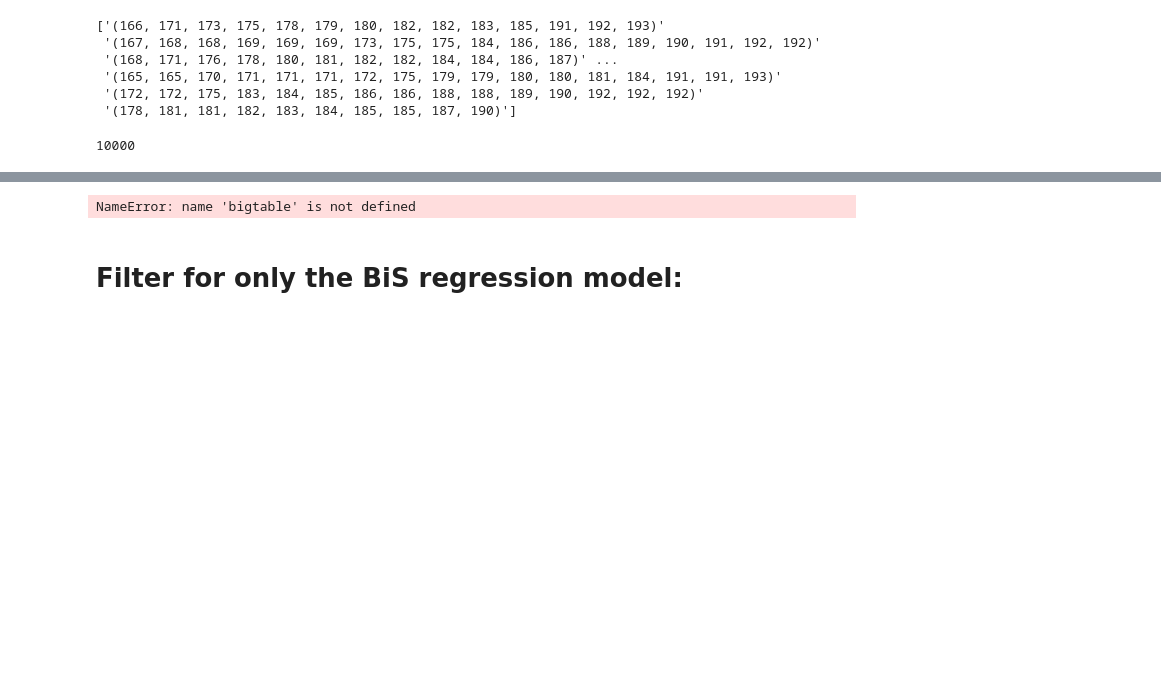
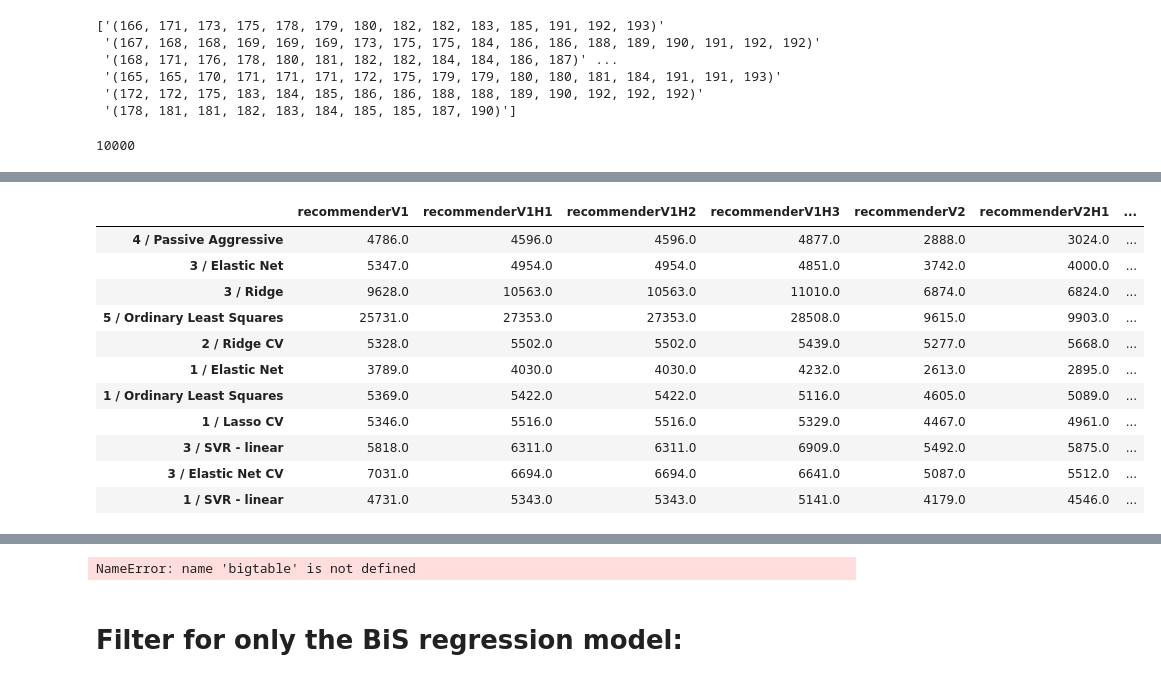
Before and after one commit to Sheypex/ba_proto, a Jupyter notebook: py/graphics.ipynb, the cells around one changed output, grey strips where cells are left out. Drawn from its saved outputs; the diff is of its cells as text; code cells hidden in the pictures; blank space fills up the shorter version.

```diff
--- a/py/graphics.ipynb
+++ b/py/graphics.ipynb
@@ -224,0 +273,34 @@ grouped
+# %%
+def getRegModelMethodScores(fileLoc: Path, table):
+    if type(fileLoc) is str:
+        fileLoc = Path(fileLoc)
+    if fileLoc.is_file():
+        with open(fileLoc, "br") as f:
+            return pickle.load(f)
+    else:
+        grouped = bigtable[bigtable.schedCat != "random"].pivot(["cluster", "wfName", "regModel"], "method", "res")
+        del tmp
+        clWFCombs = itertools.product(clusters, wfNames)
+        numclWFCombs = len(list(clWFCombs))
+        clWFCombs = itertools.product(clusters, wfNames)
+        rMMethCombs = list(itertools.product(regModels, methods))
+        # regModelMethodScores = defaultdict(lambda: 0)
+        tol = 1
+        with commons.stdProgress(rc) as prog:
+            cvwfProg = prog.add_task("Cluster/Workflow", total=numclWFCombs)
+            regModelMethodScores = defaultdict(lambda: 0)
+
+            for clwf, subtable in grouped.groupby(level=(0, 1), group_keys=False):
+                c, wf = clwf
+                subtable = subtable.droplevel(["cluster", "wfName"])
+                minimumTime = subtable.min().min()
+                for rmmetch in rMMethCombs:
+                    rM, meth = rmmetch
+                    # rc.log(subtable.loc[rM, meth], minimumTime, abs(subtable.loc[rM, meth] - minimumTime), abs(subtable.loc[rM, meth] - minimumTime) <= tol)
+                    if abs(subtable.loc[rM, meth] - minimumTime) <= tol:
+                        regModelMethodScores[rmmetch] = regModelMethodScores[rmmetch] + 1
+                prog.advance(cvwfProg)
+        #
+        with open(fileLoc, "bw") as f:
+            pickle.dump(regModelMethodScores, f)
+        return dict(regModelMethodScores)
@@ -224,0 +334,15 @@ grouped
+# %%
+scoresDF
+# %% [output]
+|  | recommenderV1 | recommenderV1H1 | recommenderV1H2 | recommenderV1H3 | recommenderV2 | recommenderV2H1 | ... |
+| 4 / Passive Aggressive | 4786.0 | 4596.0 | 4596.0 | 4877.0 | 2888.0 | 3024.0 | ... |
+| 3 / Elastic Net | 5347.0 | 4954.0 | 4954.0 | 4851.0 | 3742.0 | 4000.0 | ... |
+| 3 / Ridge | 9628.0 | 10563.0 | 10563.0 | 11010.0 | 6874.0 | 6824.0 | ... |
+| 5 / Ordinary Least Squares | 25731.0 | 27353.0 | 27353.0 | 28508.0 | 9615.0 | 9903.0 | ... |
+| 2 / Ridge CV | 5328.0 | 5502.0 | 5502.0 | 5439.0 | 5277.0 | 5668.0 | ... |
+| 1 / Elastic Net | 3789.0 | 4030.0 | 4030.0 | 4232.0 | 2613.0 | 2895.0 | ... |
+| 1 / Ordinary Least Squares | 5369.0 | 5422.0 | 5422.0 | 5116.0 | 4605.0 | 5089.0 | ... |
+| 1 / Lasso CV | 5346.0 | 5516.0 | 5516.0 | 5329.0 | 4467.0 | 4961.0 | ... |
+| 3 / SVR - linear | 5818.0 | 6311.0 | 6311.0 | 6909.0 | 5492.0 | 5875.0 | ... |
+| 3 / Elastic Net CV | 7031.0 | 6694.0 | 6694.0 | 6641.0 | 5087.0 | 5512.0 | ... |
+| 1 / SVR - linear | 4731.0 | 5343.0 | 5343.0 | 5141.0 | 4179.0 | 4546.0 | ... |
```
Also changed, not shown: parts of 19 cells of this notebook.
